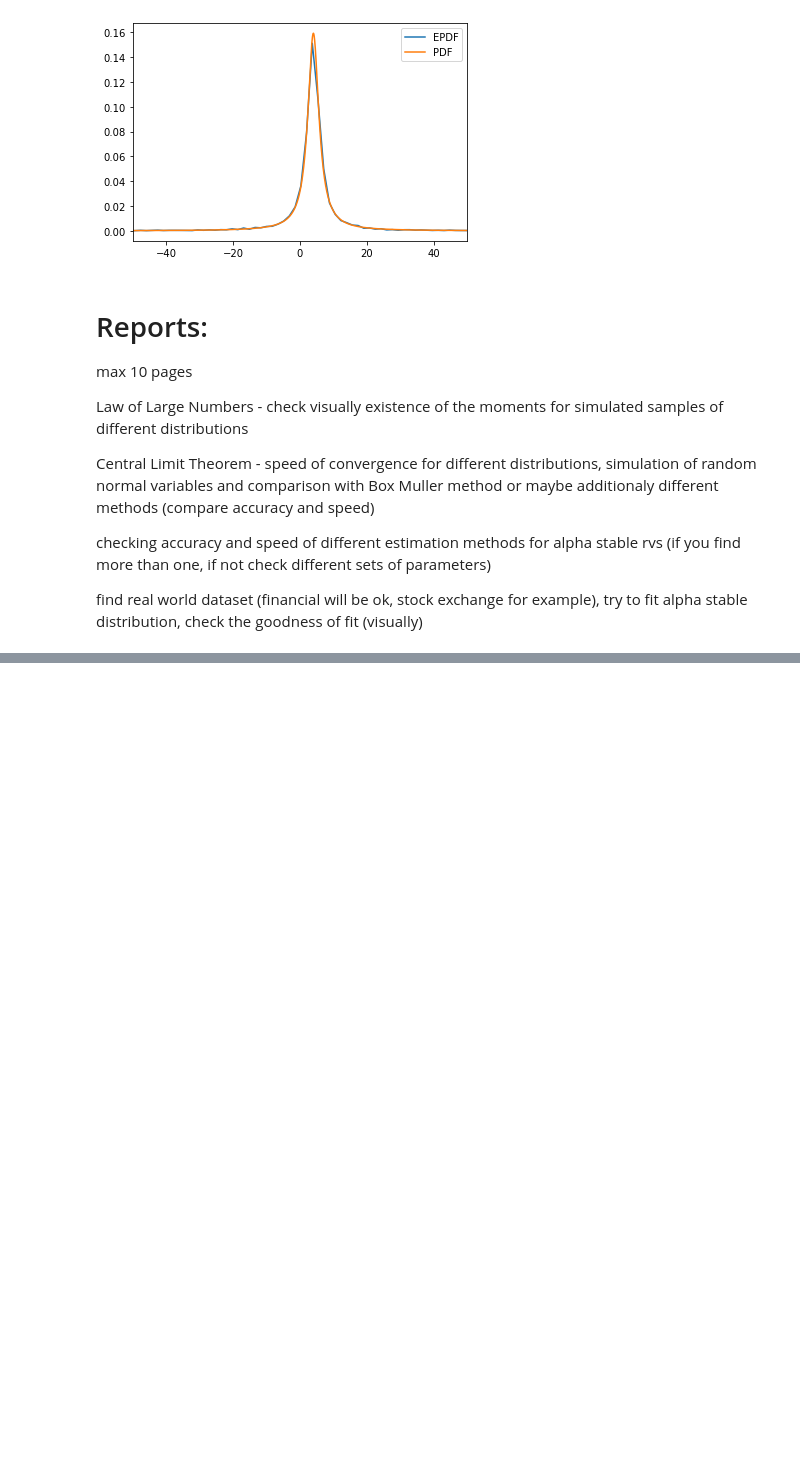
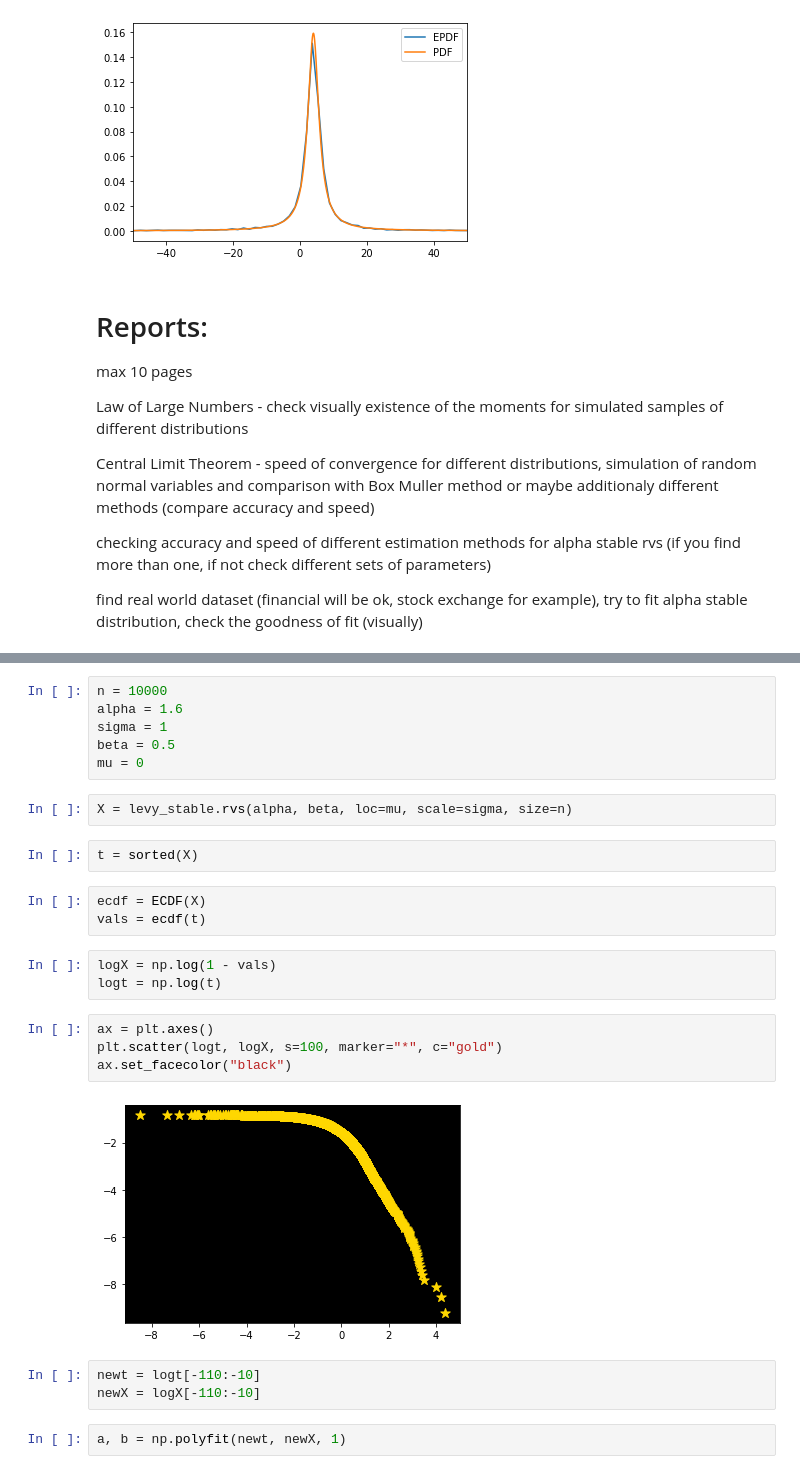
Before and after one commit to adamaj99pwr/CS-of-Stochastic-Processes, a Jupyter notebook: lab2.ipynb, the cells around one changed output, grey strips where cells are left out. Cells and saved outputs as stored; diff of their text form; blank space fills up the shorter version.

```diff
--- a/lab2.ipynb
+++ b/lab2.ipynb
@@ -213,0 +224,27 @@ find real world dataset  (financial will be ok, stock exchange for example), try
+# %%
+n = 10000
+alpha = 1.6
+sigma = 1
+beta = 0.5
+mu = 0
+# %%
+X = levy_stable.rvs(alpha, beta, loc=mu, scale=sigma, size=n)
+# %%
+t = sorted(X)
+# %%
+ecdf = ECDF(X)
+vals = ecdf(t)
+# %%
+logX = np.log(1 - vals)
+logt = np.log(t)
+# %%
+ax = plt.axes()
+plt.scatter(logt, logX, s=100, marker="*", c="gold")
+ax.set_facecolor("black")
+# %% [output]
+[figure, added]
+# %%
+newt = logt[-110:-10]
+newX = logX[-110:-10]
+# %%
+a, b = np.polyfit(newt, newX, 1)
```
Also changed, not shown: parts of 6 cells of this notebook, 1 other file.
